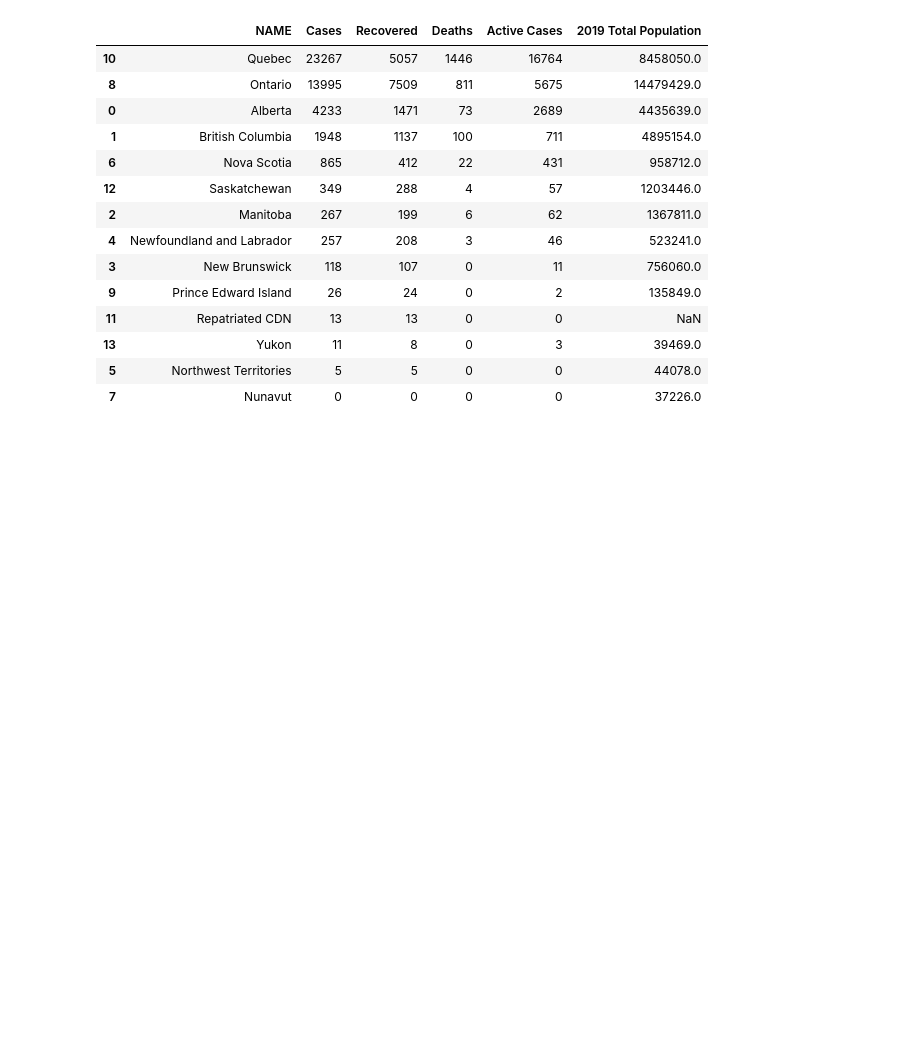
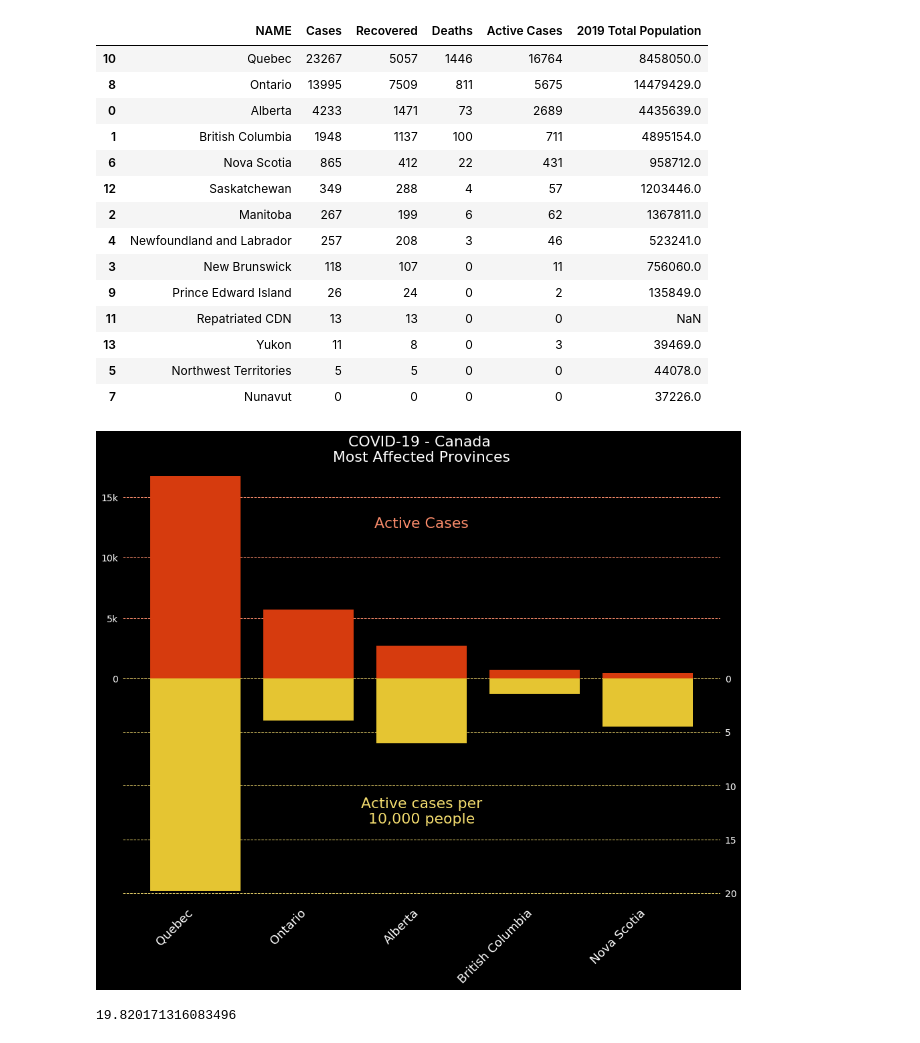
Before and after one commit to Thiagobc23/COVID-19, a Jupyter notebook: 08_canada.ipynb, the cells around one changed output. Saved outputs shown, nothing was run; the diff lists cells and outputs as text; code cells hidden in the pictures; blank space fills up the shorter version.

```diff
--- a/08_canada.ipynb
+++ b/08_canada.ipynb
@@ -387,3 +405,63 @@ df_prov.sort_values('Cases', ascending=False)[['NAME', 'Cases',
 | 13 | Yukon | 11 | 8 | 0 | 3 | 39469.0 |
 | 5 | Northwest Territories | 5 | 5 | 0 | 0 | 44078.0 |
 | 7 | Nunavut | 0 | 0 | 0 | 0 | 37226.0 |
+# %%
+df_prov['cases_10k'] = (df_prov['Active Cases'] / df_prov['2019 Total Population']) *10000
+# %%
+df_p = df_prov.sort_values('Cases', ascending=False)[:5]
+# %%
+fig, ax1 = plt.subplots(1, figsize=(16,12), facecolor='black')
+plt.xticks(rotation=45, ha='right', fontsize=18, color='white')
+
+ax1.bar(df_p['NAME'], df_p['Active Cases'], color='#D63B0E')
+ax1.set_ylim( (df_p['Active Cases'].max()*1.1) *-1,)
+ax1.set_yticks([0, 5000, 10000, 15000])
+ax1.set_yticklabels(['0', '5k', '10k', '15k'],
+                    fontsize=14, color='white')
+
+# grid
+ax1.grid(color='#FC8D6C', linestyle='dashed', linewidth=1, axis = 'y')
+ax1.set_axisbelow(True)
+
+ax2 = ax1.twinx()
+ax2.bar(df_p['NAME'], df_p['cases_10k']*-1, color='#E5C532')
+
+ax2.set_ylim( (df_p['cases_10k'].max()*1.05) *-1 ,
+             (df_p['cases_10k'].max()))
+
+ax2.set_yticks([0, -5, -10, -15, -20])
+ax2.set_yticklabels(['0', '5', '10', '15', '20'], fontsize=14,
+                    color='white')
+
+# grid
+ax2.grid(color='#F5DE70', linestyle='dashed', linewidth=1, axis = 'y')
+ax2.set_axisbelow(True)
+
+# remove spines
+ax1.spines['top'].set_visible(False)
+ax1.spines['right'].set_visible(False)
+ax1.spines['left'].set_visible(False)
+ax1.spines['bottom'].set_visible(False)
+# remove spines
+ax2.spines['top'].set_visible(False)
+ax2.spines['right'].set_visible(False)
+ax2.spines['left'].set_visible(False)
+ax2.spines['bottom'].set_visible(False)
+
+plt.title('COVID-19 - Canada \nMost Affected Provinces',
+          color='white', fontsize=22)
+
+#TEXT
+ax1.text(2, 12500, 'Active Cases', color='#FC8D6C',
+         fontsize=22, ha='center')
+ax2.text(2, -13.5, 'Active cases per\n10,000 people', color='#F5DE70',
+         fontsize=22, ha='center')
+
+ax1.set_facecolor('black')
+plt.savefig('img/can_rank2.png', facecolor='black', edgecolor='none')
+# %% [output]
+[figure, added]
+# %%
+df_p['cases_10k'].max()
+# %% [output]
+19.820171316083496
```
Also changed, not shown: parts of 1 cell of this notebook, 4 other files.
